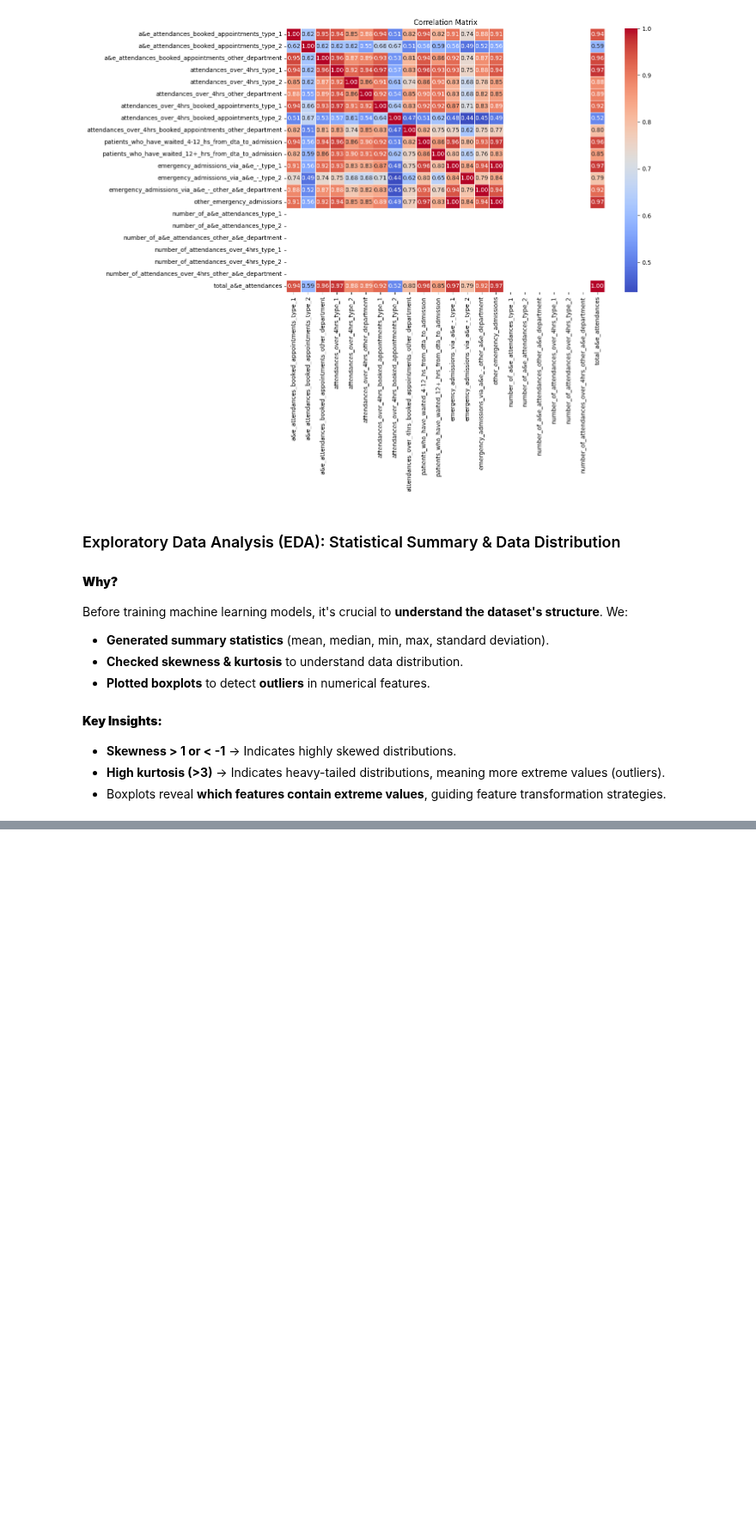
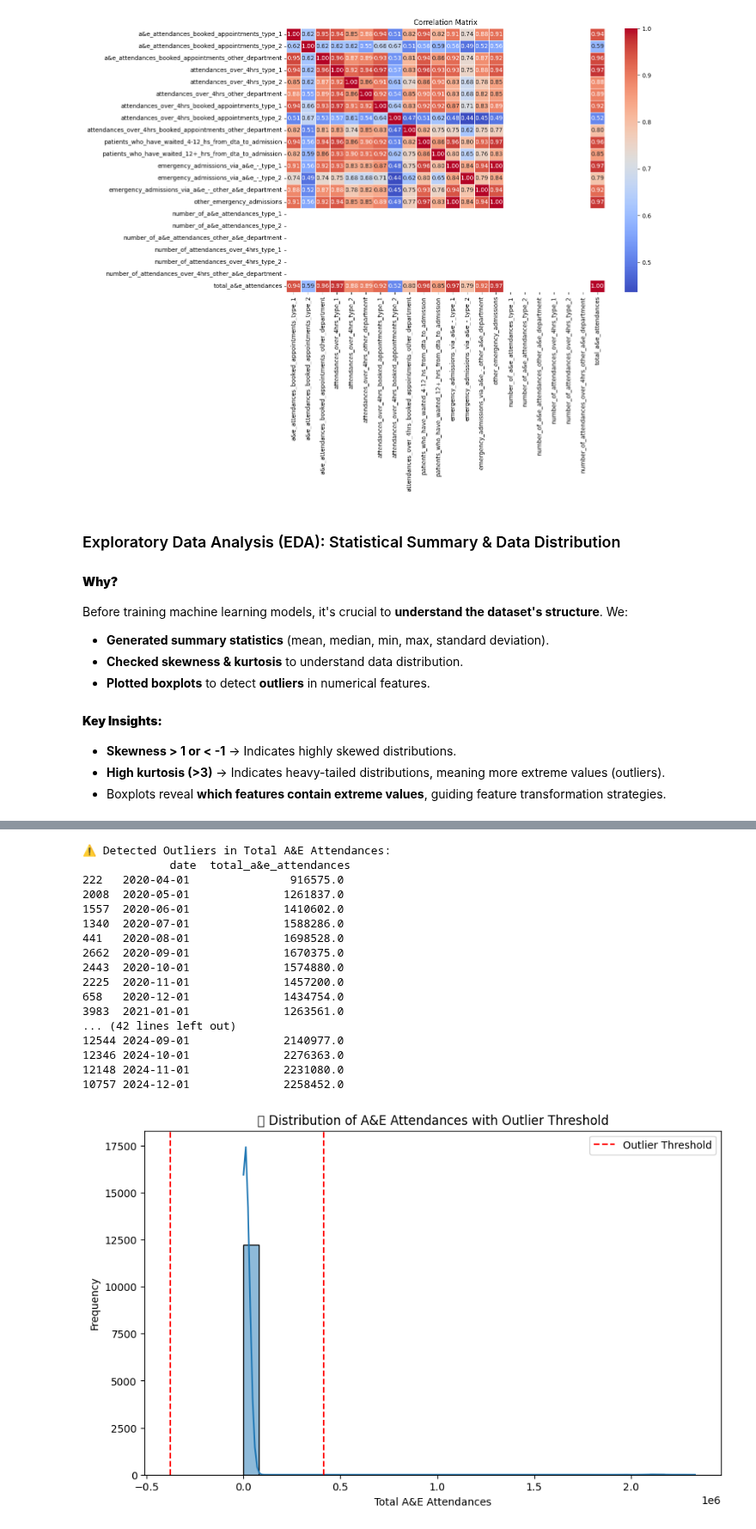
Before and after one commit to sophieboyle1/Final-Year-Project, a Jupyter notebook: src/predictions.ipynb, the cells around one changed output, grey strips where cells are left out. Shown at 86% size. Drawn from its saved outputs; the diff is of its cells as text; code cells hidden in the pictures; blank space fills up the shorter version.

Commit message:
added Outlier Detection with Z-Score

```diff
--- a/src/predictions.ipynb
+++ b/src/predictions.ipynb
@@ -192,0 +224,41 @@ total_a&e_attendances                               15.099051  230.221621
+# %%
+from scipy.stats import zscore
+
+# Compute Z-scores
+nhs_data["attendance_zscore"] = np.abs(zscore(nhs_data["total_a&e_attendances"]))
+
+# Identify outliers (Z-score > 3)
+outliers = nhs_data[nhs_data["attendance_zscore"] > 3]
+
+# Print detected outliers
+print("\n⚠ Detected Outliers in Total A&E Attendances:\n", outliers[["date", "total_a&e_attendances"]])
+
+# Plot histogram with outlier threshold
+plt.figure(figsize=(10, 6))
+sns.histplot(nhs_data["total_a&e_attendances"], bins=30, kde=True)
+plt.axvline(nhs_data["total_a&e_attendances"].mean() + 3 * nhs_data["total_a&e_attendances"].std(), color='r', linestyle='dashed', label="Outlier Threshold")
+plt.axvline(nhs_data["total_a&e_attendances"].mean() - 3 * nhs_data["total_a&e_attendances"].std(), color='r', linestyle='dashed')
+plt.title("📊 Distribution of A&E Attendances with Outlier Threshold")
+plt.xlabel("Total A&E Attendances")
+plt.ylabel("Frequency")
+plt.legend()
+plt.show()
+# %% [output]
+⚠ Detected Outliers in Total A&E Attendances:
+             date  total_a&e_attendances
+222   2020-04-01               916575.0
+2008  2020-05-01              1261837.0
+1557  2020-06-01              1410602.0
+1340  2020-07-01              1588286.0
+441   2020-08-01              1698528.0
+2662  2020-09-01              1670375.0
+2443  2020-10-01              1574880.0
+2225  2020-11-01              1457200.0
+658   2020-12-01              1434754.0
+3983  2021-01-01              1263561.0
+... (42 lines left out)
+12544 2024-09-01              2140977.0
+12346 2024-10-01              2276363.0
+12148 2024-11-01              2231080.0
+10757 2024-12-01              2258452.0
+[figure, added]
```
Also changed, not shown: parts of 4 cells of this notebook.
